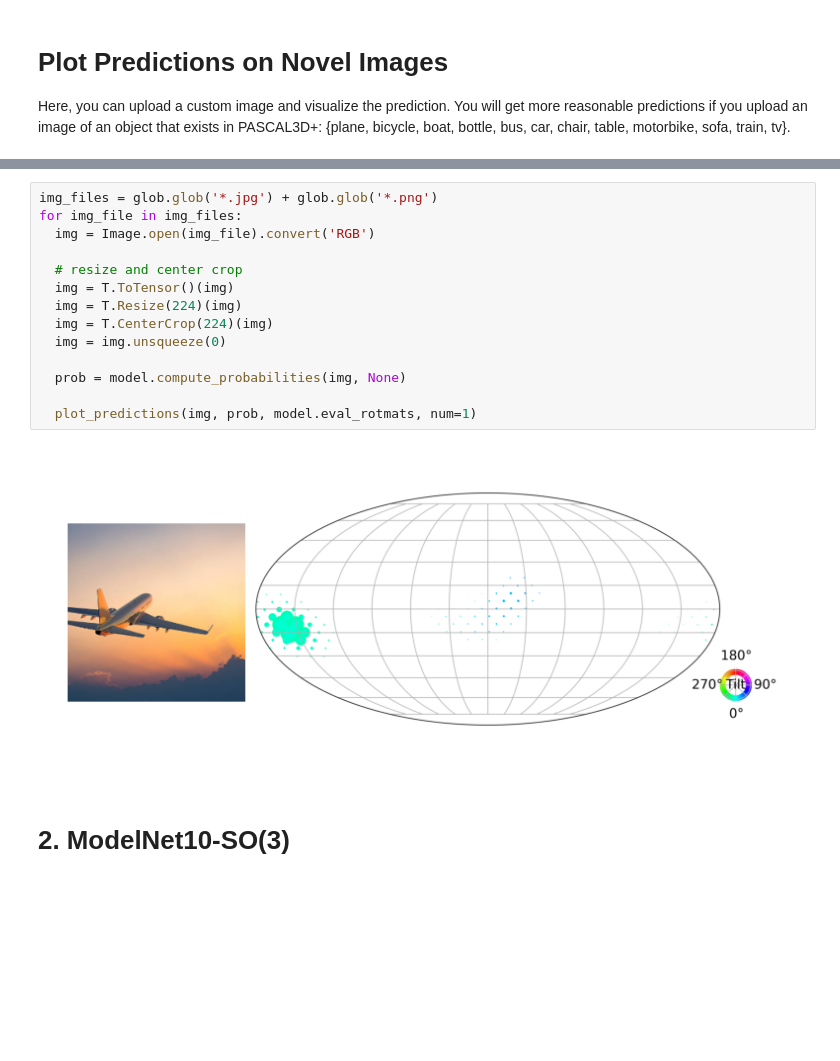
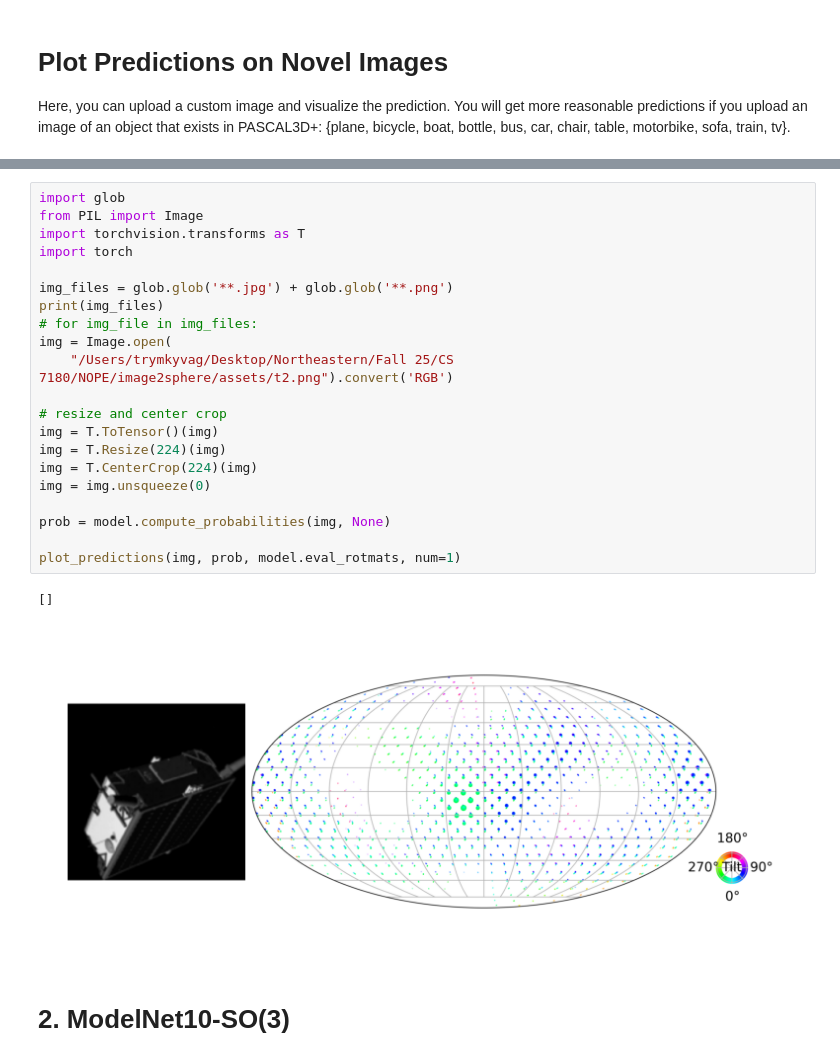
Before and after one commit to Airport237/image2sphere, a Jupyter notebook: visualize_trained_predictions.ipynb, the cells around one changed output, grey strips where cells are left out. Saved outputs shown, nothing was run; the diff lists cells and outputs as text; blank space fills up the shorter version.

```diff
--- a/visualize_trained_predictions.ipynb
+++ b/visualize_trained_predictions.ipynb
@@ -81,19 +91,27 @@ Saving plane.jpg to plane.jpg
 # %%
-img_files = glob.glob('*.jpg') + glob.glob('*.png')
-for img_file in img_files:
-  img = Image.open(img_file).convert('RGB')
+import glob
+from PIL import Image
+import torchvision.transforms as T
+import torch
 
-  # resize and center crop
-  img = T.ToTensor()(img)
-  img = T.Resize(224)(img)
-  img = T.CenterCrop(224)(img)
-  img = img.unsqueeze(0)
+img_files = glob.glob('**.jpg') + glob.glob('**.png')
+print(img_files)
+# for img_file in img_files:
+img = Image.open(
+    "/Users/trymkyvag/Desktop/Northeastern/Fall 25/CS 7180/NOPE/image2sphere/assets/t2.png").convert('RGB')
 
-  prob = model.compute_probabilities(img, None)
+# resize and center crop
+img = T.ToTensor()(img)
+img = T.Resize(224)(img)
+img = T.CenterCrop(224)(img)
+img = img.unsqueeze(0)
 
-  plot_predictions(img, prob, model.eval_rotmats, num=1)
+prob = model.compute_probabilities(img, None)
+
+plot_predictions(img, prob, model.eval_rotmats, num=1)
 # %% [output]
+[]
-[figure, old version]
+[figure, new version]
 # %% [markdown]
 # 2. ModelNet10-SO(3)
 # %% [markdown]
```
Also changed, not shown: parts of 5 cells of this notebook, 7 other files.
